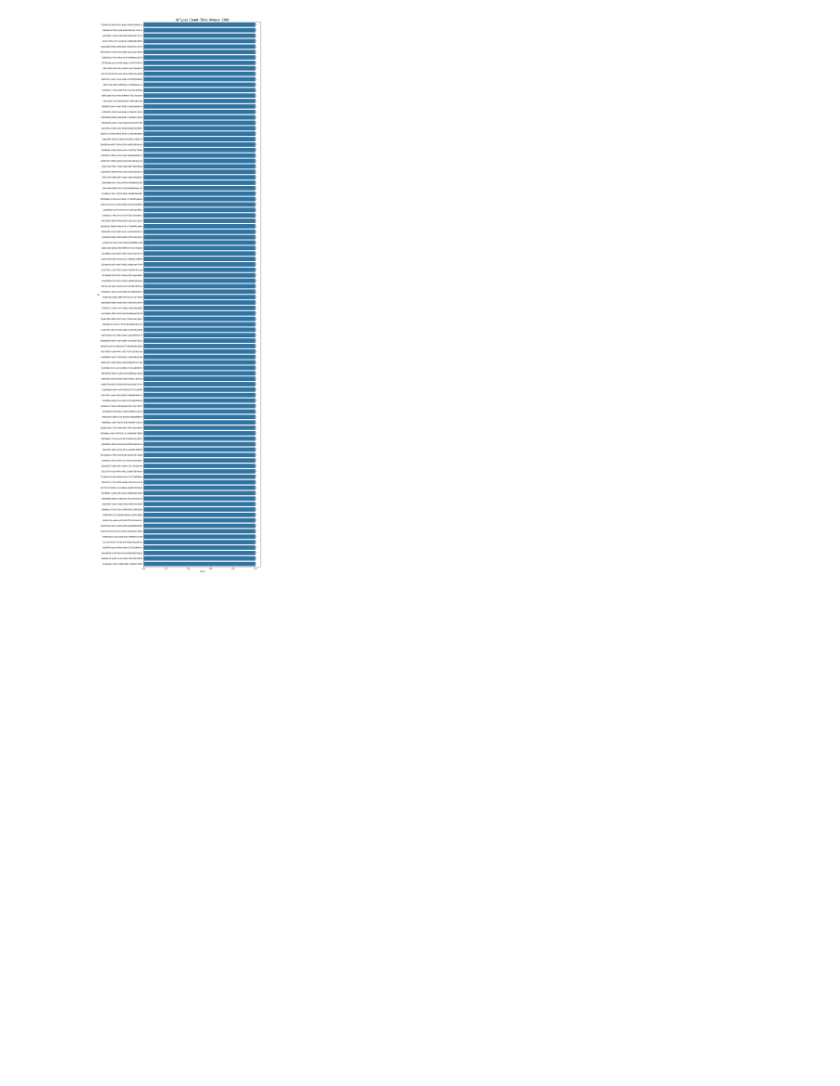
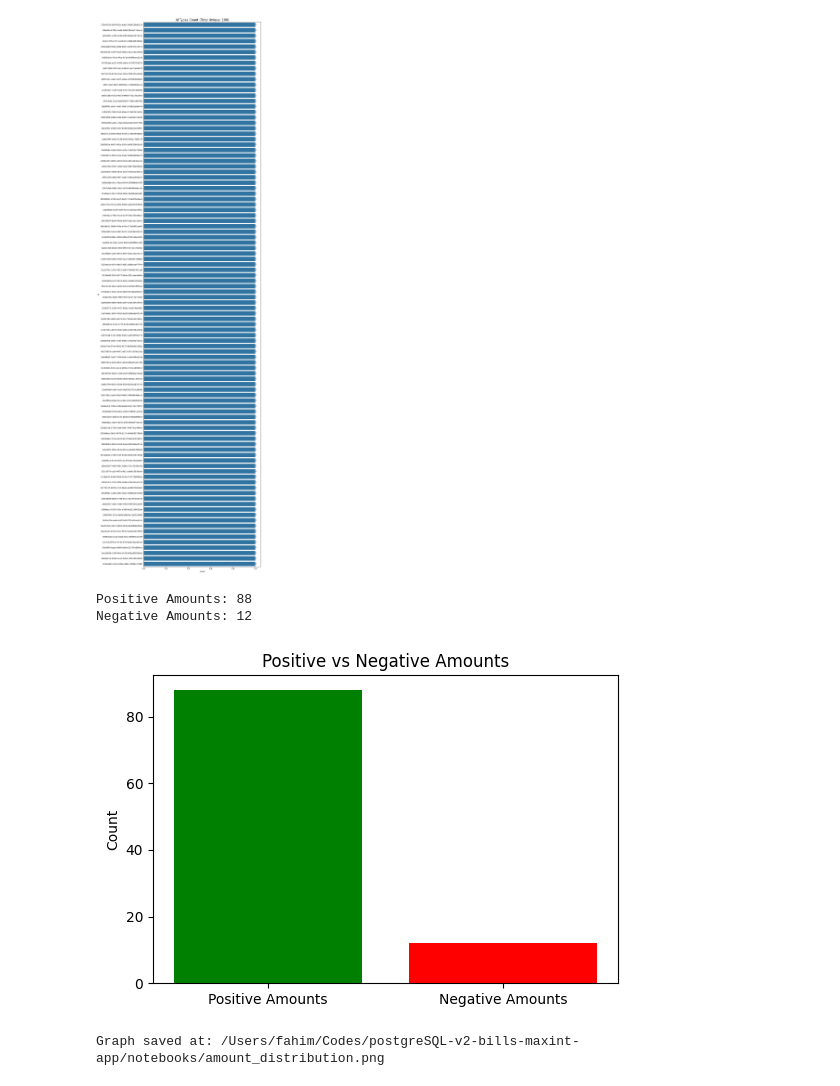
Before and after one commit to FahimFBA/postgreSQL-v2-bills-maxint-app, a Jupyter notebook: notebooks/eda.ipynb, the cells around one changed output. Drawn from its saved outputs; the diff is of its cells as text; code cells hidden in the pictures; blank space fills up the shorter version.

Commit message:
add: amount comparison

```diff
--- a/notebooks/eda.ipynb
+++ b/notebooks/eda.ipynb
@@ -15,7 +15,7 @@ import matplotlib.pyplot as plt
 import seaborn as sns
 # %%
 # Load the dataset
-file_path = "C:/Users/fahim/Documents/GitHub/postgreSQL-v2-bills-maxint-app/tasks/Maxint-accounts-9999-demo.csv"
+file_path = "/Users/fahim/Codes/postgreSQL-v2-bills-maxint-app/tasks/Maxint-accounts-9999-demo.csv"
 df = pd.read_csv(file_path)
 # %%
 # Display basic info
@@ -442,3 +442,33 @@ plt.show()
 # %% [output]
 Number of unique id: 100
 [figure]
+# %%
+# Check how many positive and negative amount is there
+# Ensure the 'amount' column exists
+if 'amount' in df.columns:
+    # Count positive and negative amounts
+    positive_count = (df['amount'] > 0).sum()
+    negative_count = (df['amount'] < 0).sum()
+
+    # Print counts
+    print(f'Positive Amounts: {positive_count}')
+    print(f'Negative Amounts: {negative_count}')
+
+    # Plot the counts
+    plt.figure(figsize=(6, 4))
+    plt.bar(['Positive Amounts', 'Negative Amounts'], [positive_count, negative_count], color=['green', 'red'])
+    plt.ylabel('Count')
+    plt.title('Positive vs Negative Amounts')
+
+
+    # Save the image
+    image_path = '/Users/fahim/Codes/postgreSQL-v2-bills-maxint-app/notebooks/amount_distribution.png'
+    plt.savefig(image_path)
+    plt.show()
+
+    print(f'Graph saved at: {image_path}')
+# %% [output]
+Positive Amounts: 88
+Negative Amounts: 12
+[figure, added]
+Graph saved at: /Users/fahim/Codes/postgreSQL-v2-bills-maxint-app/notebooks/amount_distribution.png
```
